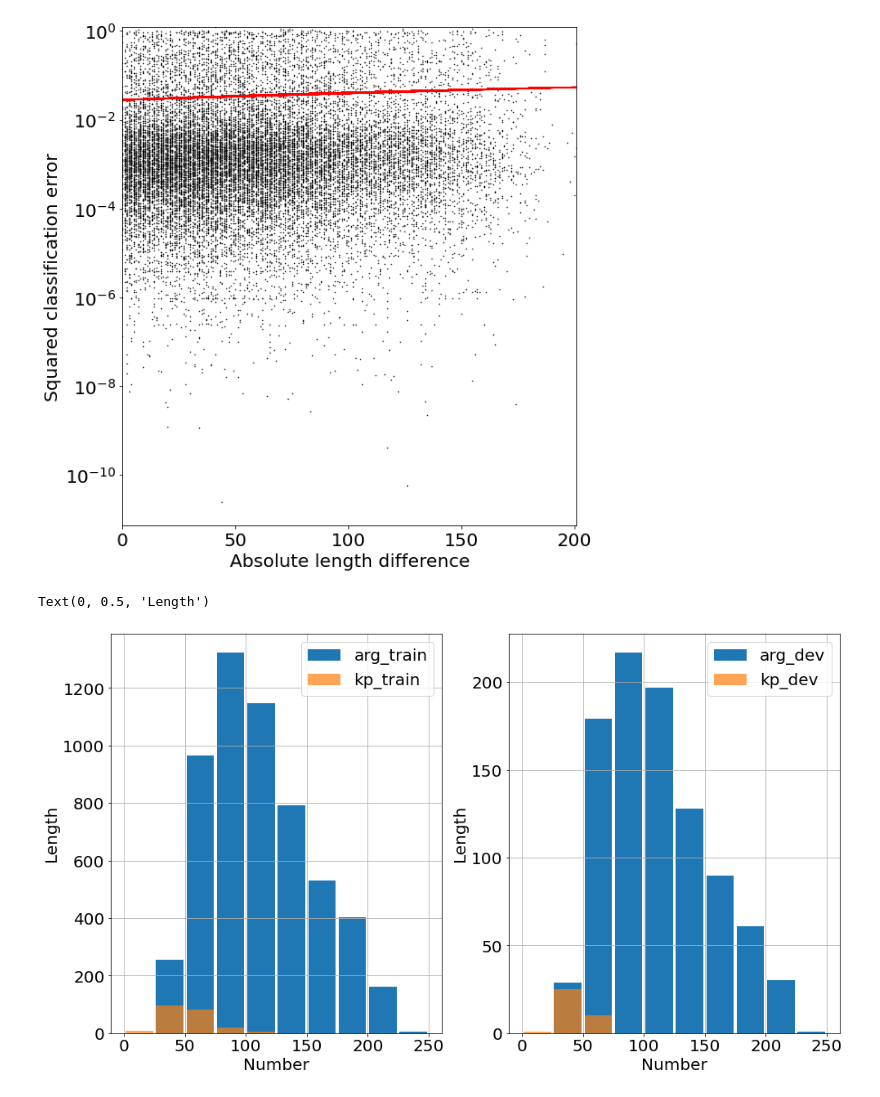
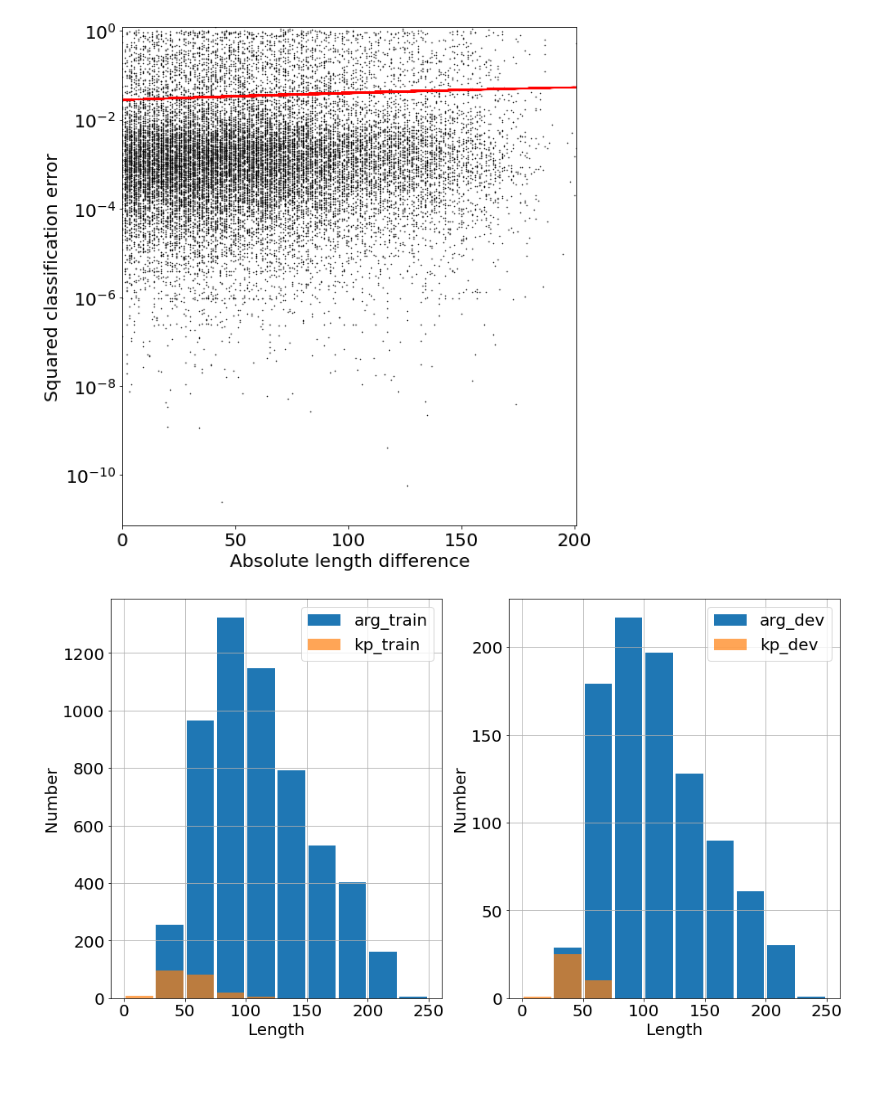
Before and after one commit to janheinrichmerker/modern-talking, a Jupyter notebook: modern_talking/results_eval.ipynb, the cells around one changed output. Saved outputs shown, nothing was run; the diff lists cells and outputs as text; code cells hidden in the pictures.

Commit message:
Added Arg-KP-Length histogram.

```diff
--- a/modern_talking/results_eval.ipynb
+++ b/modern_talking/results_eval.ipynb
@@ -304,28 +304,29 @@ Invalid limit will be ignored.
 # %%
 train_arg_length_df = arg_train_df['argument'].str.len()
 train_arg_length_df.name = 'arg_train'
 train_kp_length_df = kp_train_df['key_point'].str.len()
 train_kp_length_df.name = 'kp_train'
 dev_arg_length_df = arg_dev_df['argument'].str.len()
 dev_arg_length_df.name = 'arg_dev'
 dev_kp_length_df = kp_dev_df['key_point'].str.len()
 dev_kp_length_df.name = 'kp_dev'
 
 fig, axes = plt.subplots(1,2,figsize=(16,9))
 
 hist_train_arg = train_arg_length_df.hist(bins=10,legend=True,ax=axes[0],range=(0,250),rwidth=0.9)
 hist_train_kp = train_kp_length_df.hist(bins=10,legend=True,ax=axes[0],range=(0,250),alpha=0.7,rwidth=0.9)
 
 hist_train_arg.set_yscale('linear')
-hist_train_arg.set_xlabel('Number')
-hist_train_arg.set_ylabel('Length')
+hist_train_arg.set_xlabel('Length')
+hist_train_arg.set_ylabel('Number')
 
 hist_dev_arg = dev_arg_length_df.hist(bins=10,legend=True,ax=axes[1],range=(0,250),rwidth=0.9)
 hist_dev_kp = dev_kp_length_df.hist(bins=10,legend=True,ax=axes[1],range=(0,250),alpha=0.7,rwidth=0.9)
 
 hist_dev_arg.set_yscale('linear')
-hist_dev_arg.set_xlabel('Number')
-hist_dev_arg.set_ylabel('Length')
+hist_dev_arg.set_xlabel('Length')
+hist_dev_arg.set_ylabel('Number')
+
+plt.savefig('../paper/figures/arg-kp-length.pdf')
 # %% [output]
-Text(0, 0.5, 'Length')
-[figure, old version]
+[figure, new version]
```
Also changed, not shown: 1 other file.
